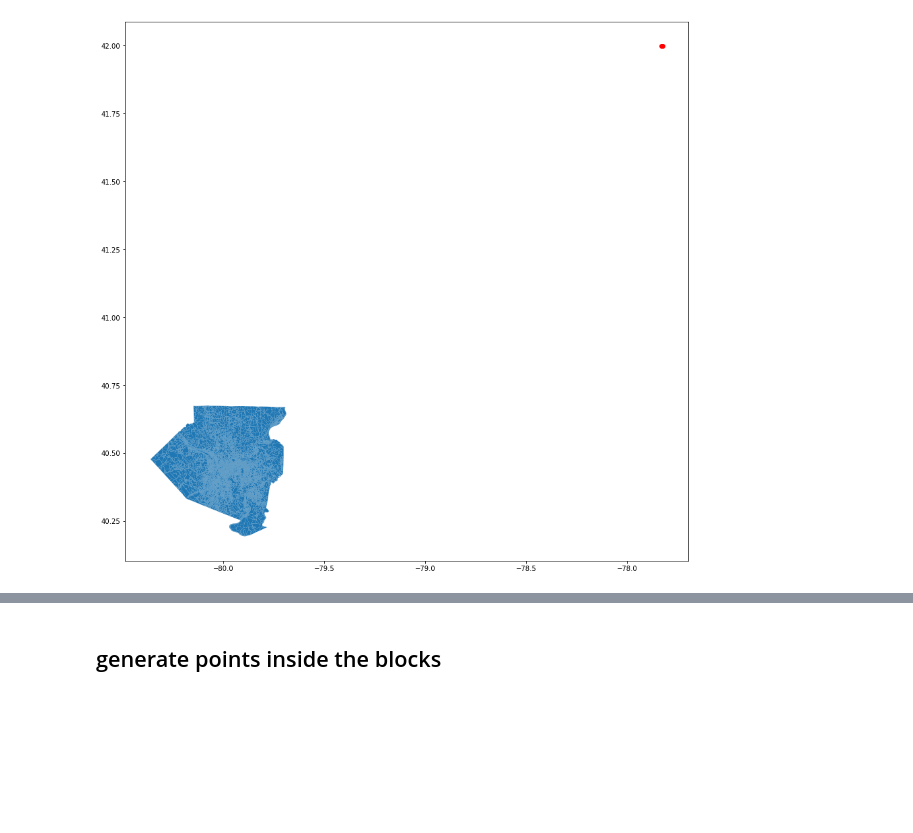
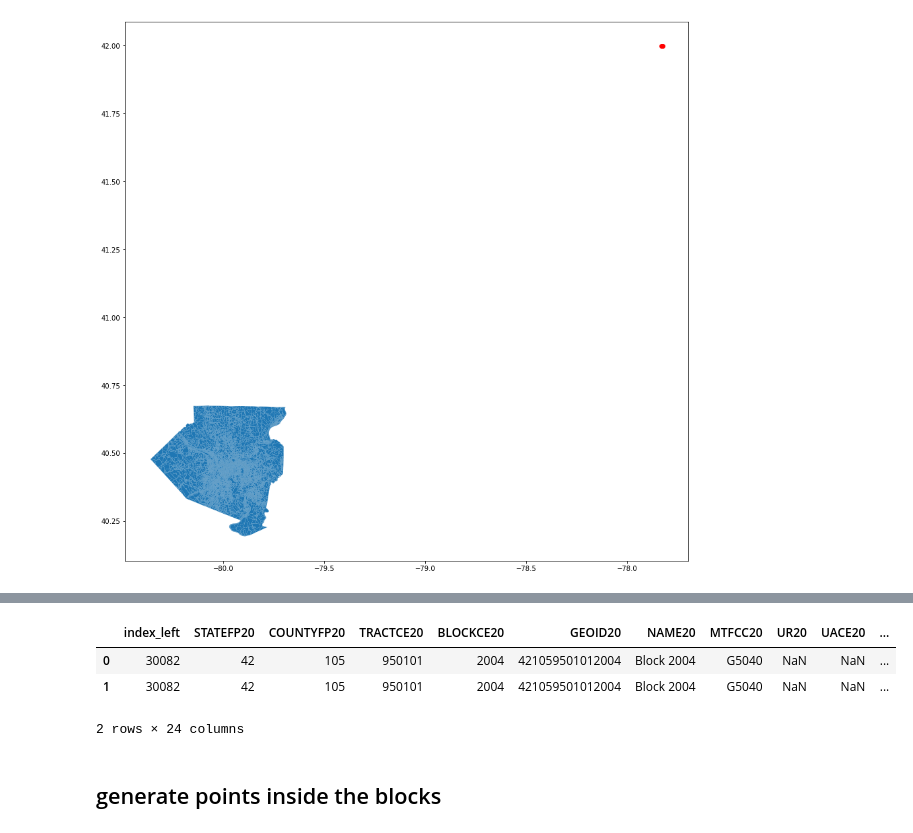
Before and after one commit to JianingC0913/national_address_database, a Jupyter notebook: pa_allegany.ipynb, the cells around one changed output, grey strips where cells are left out. Drawn from its saved outputs; the diff is of its cells as text; code cells hidden in the pictures; blank space fills up the shorter version.

```diff
--- a/pa_allegany.ipynb
+++ b/pa_allegany.ipynb
@@ -128,3 +142,10 @@ pa_map.plot(ax = ax, color = "red")
+# %%
+join_left_df2.county = "potter"
+# %% [output]
+|  | index_left | STATEFP20 | COUNTYFP20 | TRACTCE20 | BLOCKCE20 | GEOID20 | NAME20 | MTFCC20 | UR20 | UACE20 | ... |
+| 0 | 30082 | 42 | 105 | 950101 | 2004 | 421059501012004 | Block 2004 | G5040 | NaN | NaN | ... |
+| 1 | 30082 | 42 | 105 | 950101 | 2004 | 421059501012004 | Block 2004 | G5040 | NaN | NaN | ... |
+2 rows × 24 columns
 # %% [markdown]
 ## generate points inside the blocks
 # %%
```
Also changed, not shown: parts of 6 cells of this notebook, 2 other files.
